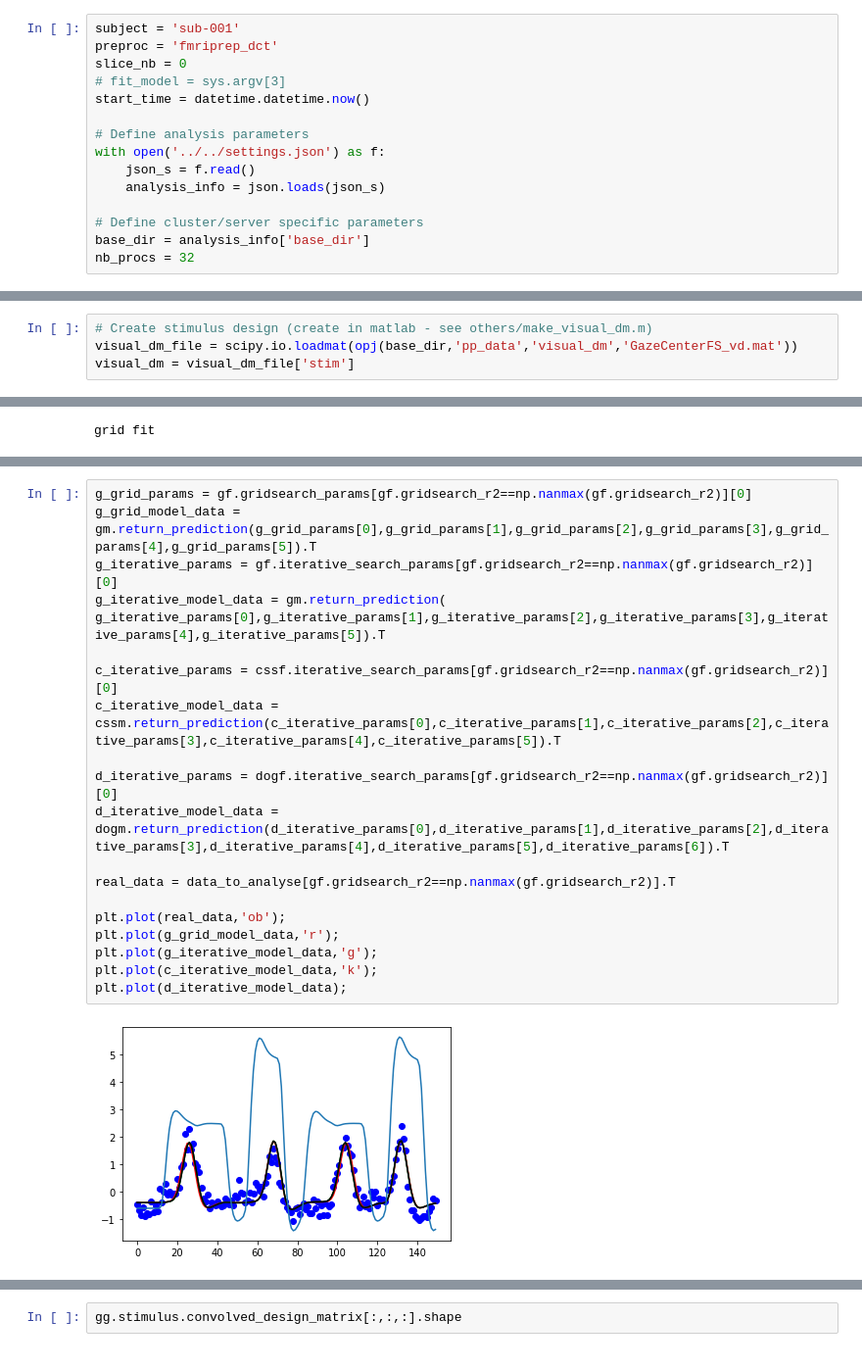
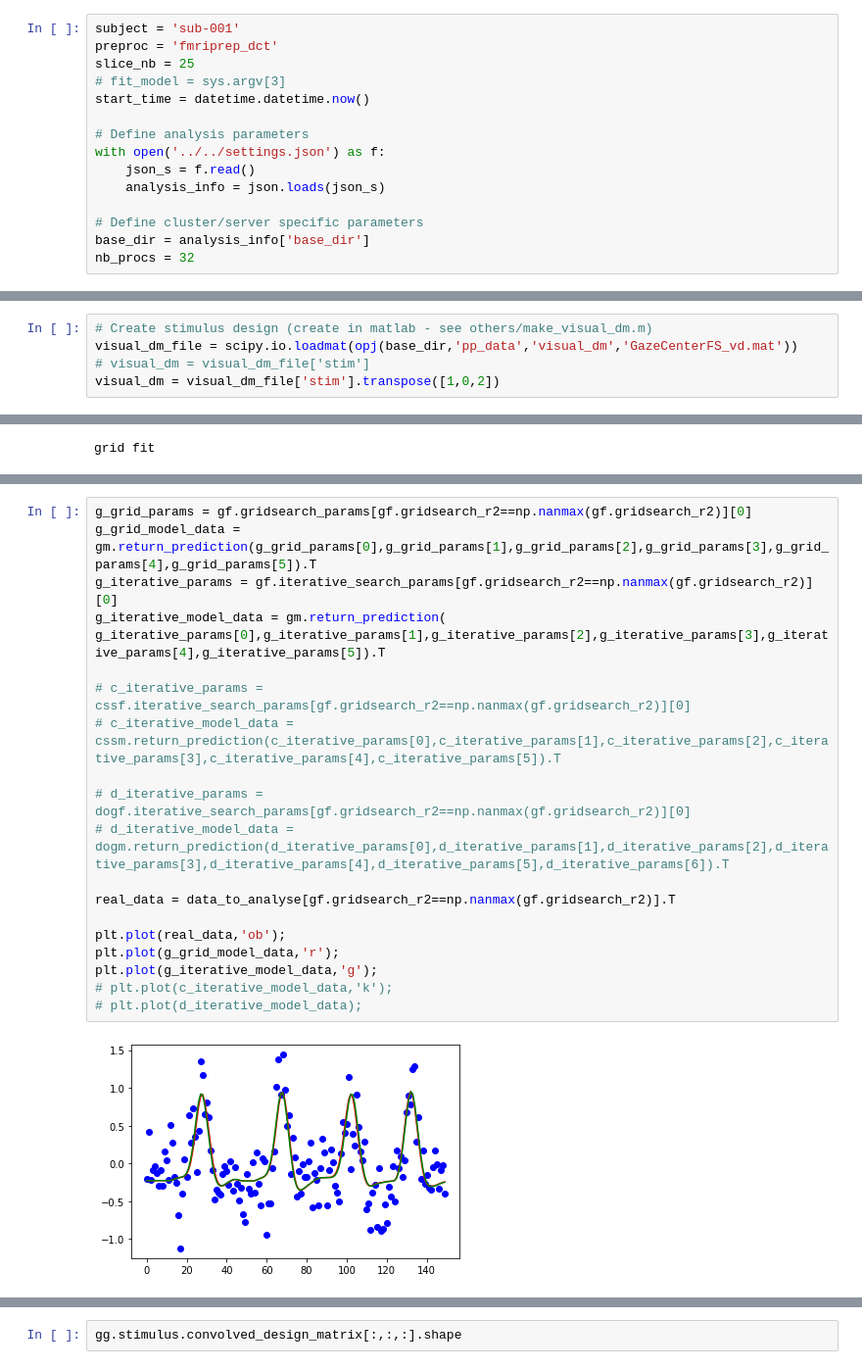
Before and after one commit to mszinte/pRFgazeMod, a Jupyter notebook: mri_analysis/fit/notebook/test_prfpy.ipynb, the cells around one changed output, grey strips where cells are left out. Shown at 98% size. Drawn from its saved outputs; the diff is of its cells as text.

```diff
--- a/mri_analysis/fit/notebook/test_prfpy.ipynb
+++ b/mri_analysis/fit/notebook/test_prfpy.ipynb
@@ -34,7 +34,7 @@ import matplotlib.pyplot as plt
 # %%
 subject = 'sub-001'
 preproc = 'fmriprep_dct'
-slice_nb = 0
+slice_nb = 25
 # fit_model = sys.argv[3]
 start_time = datetime.datetime.now()
 
@@ -71,7 +67,8 @@ vox_indices = [(xx,yy,slice_nb) for xx,yy in zip(x_vox,y_vox)]
 # %%
 # Create stimulus design (create in matlab - see others/make_visual_dm.m)
 visual_dm_file = scipy.io.loadmat(opj(base_dir,'pp_data','visual_dm','GazeCenterFS_vd.mat'))
-visual_dm = visual_dm_file['stim']
+# visual_dm = visual_dm_file['stim']
+visual_dm = visual_dm_file['stim'].transpose([1,0,2])
 # %%
 stimulus = PRFStimulus2D(screen_width_cm = analysis_info['screen_width'],
                          screen_height_cm = analysis_info['screen_height'],
@@ -197,21 +145,21 @@ dogf.iterative_fit(rsq_threshold = 0.5, verbose = True, starting_params = starti
 # %%
 g_grid_params = gf.gridsearch_params[gf.gridsearch_r2==np.nanmax(gf.gridsearch_r2)][0]
 g_grid_model_data = gm.return_prediction(g_grid_params[0],g_grid_params[1],g_grid_params[2],g_grid_params[3],g_grid_params[4],g_grid_params[5]).T
 g_iterative_params = gf.iterative_search_params[gf.gridsearch_r2==np.nanmax(gf.gridsearch_r2)][0]
 g_iterative_model_data = gm.return_prediction( g_iterative_params[0],g_iterative_params[1],g_iterative_params[2],g_iterative_params[3],g_iterative_params[4],g_iterative_params[5]).T
 
-c_iterative_params = cssf.iterative_search_params[gf.gridsearch_r2==np.nanmax(gf.gridsearch_r2)][0]
-c_iterative_model_data = cssm.return_prediction(c_iterative_params[0],c_iterative_params[1],c_iterative_params[2],c_iterative_params[3],c_iterative_params[4],c_iterative_params[5]).T
+# c_iterative_params = cssf.iterative_search_params[gf.gridsearch_r2==np.nanmax(gf.gridsearch_r2)][0]
+# c_iterative_model_data = cssm.return_prediction(c_iterative_params[0],c_iterative_params[1],c_iterative_params[2],c_iterative_params[3],c_iterative_params[4],c_iterative_params[5]).T
 
-d_iterative_params = dogf.iterative_search_params[gf.gridsearch_r2==np.nanmax(gf.gridsearch_r2)][0]
-d_iterative_model_data = dogm.return_prediction(d_iterative_params[0],d_iterative_params[1],d_iterative_params[2],d_iterative_params[3],d_iterative_params[4],d_iterative_params[5],d_iterative_params[6]).T
+# d_iterative_params = dogf.iterative_search_params[gf.gridsearch_r2==np.nanmax(gf.gridsearch_r2)][0]
+# d_iterative_model_data = dogm.return_prediction(d_iterative_params[0],d_iterative_params[1],d_iterative_params[2],d_iterative_params[3],d_iterative_params[4],d_iterative_params[5],d_iterative_params[6]).T
 
 real_data = data_to_analyse[gf.gridsearch_r2==np.nanmax(gf.gridsearch_r2)].T
 
 plt.plot(real_data,'ob');
 plt.plot(g_grid_model_data,'r');
 plt.plot(g_iterative_model_data,'g');
-plt.plot(c_iterative_model_data,'k');
-plt.plot(d_iterative_model_data);
+# plt.plot(c_iterative_model_data,'k');
+# plt.plot(d_iterative_model_data);
 # %% [output]
-[figure, old version]
+[figure, new version]
```
Also changed, not shown: parts of 17 cells of this notebook, 5 other files.
